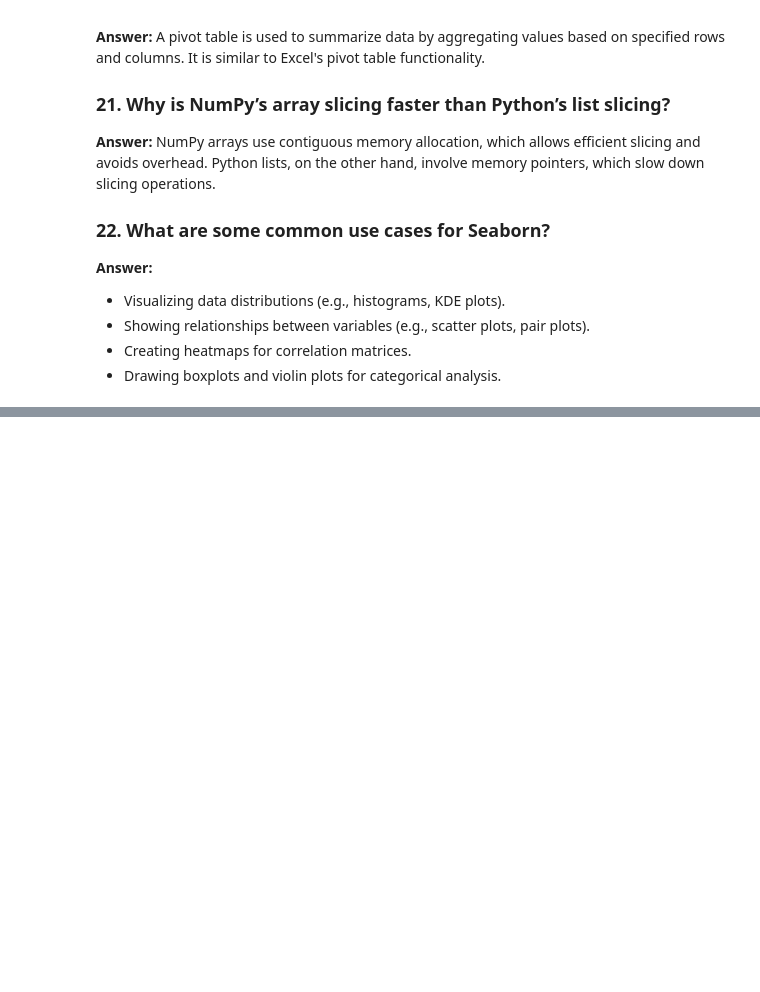
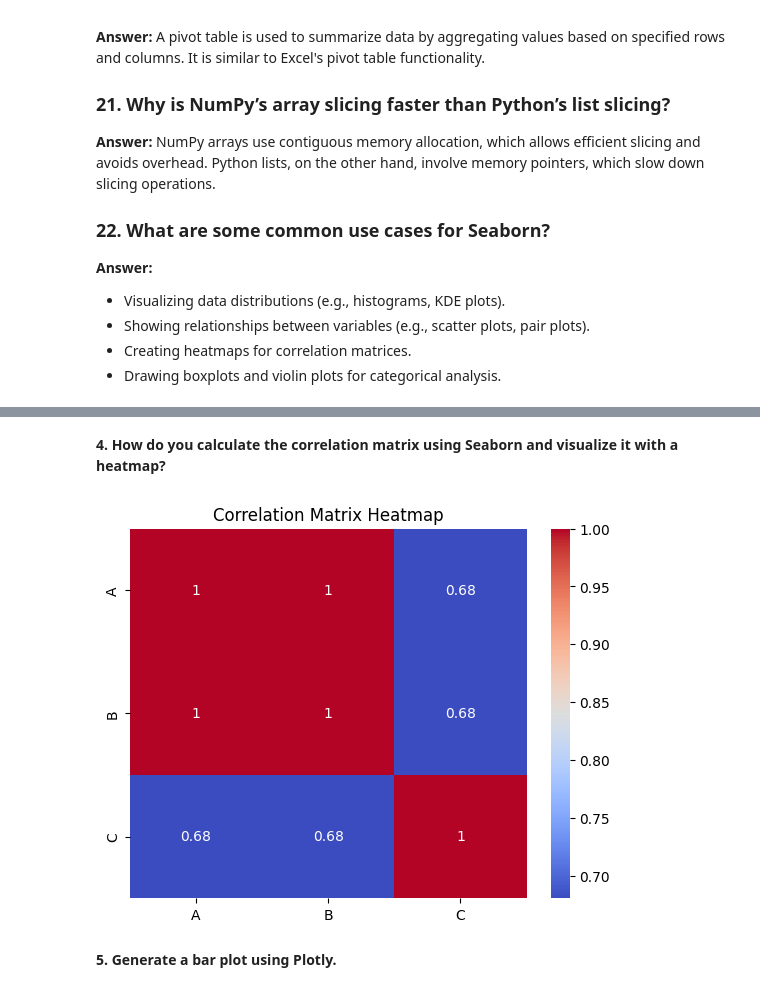
Before and after one commit to shubhamvermapersonal/da_module_questions, a Jupyter notebook: Data_Toolkit.ipynb, the cells around one changed output, grey strips where cells are left out. Drawn from its saved outputs; the diff is of its cells as text; code cells hidden in the pictures; blank space fills up the shorter version.

```diff
--- a/Data_Toolkit.ipynb
+++ b/Data_Toolkit.ipynb
@@ -131,0 +188,23 @@
+# %% [markdown]
+**4. How do you calculate the correlation matrix using Seaborn and visualize it with a heatmap?**
+# %%
+import seaborn as sns
+import pandas as pd
+import numpy as np
+import matplotlib.pyplot as plt
+
+# Create a sample DataFrame
+data = {'A': [1, 2, 3, 4], 'B': [2, 4, 6, 8], 'C': [5, 3, 6, 7]}
+df = pd.DataFrame(data)
+
+# Calculate the correlation matrix
+correlation_matrix = df.corr()
+
+# Visualize the heatmap
+sns.heatmap(correlation_matrix, annot=True, cmap='coolwarm')
+plt.title('Correlation Matrix Heatmap')
+plt.show()
+# %% [output]
+[figure, added]
+# %% [markdown]
+**5. Generate a bar plot using Plotly.**
```
Also changed, not shown: parts of 25 cells of this notebook.
